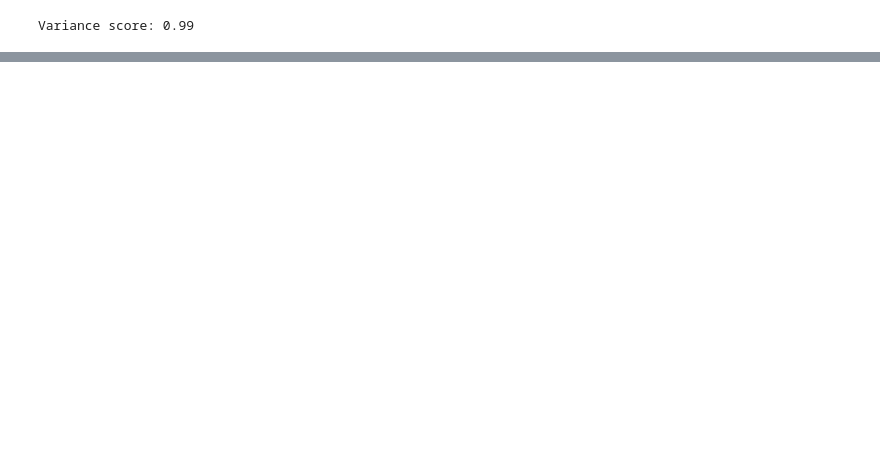
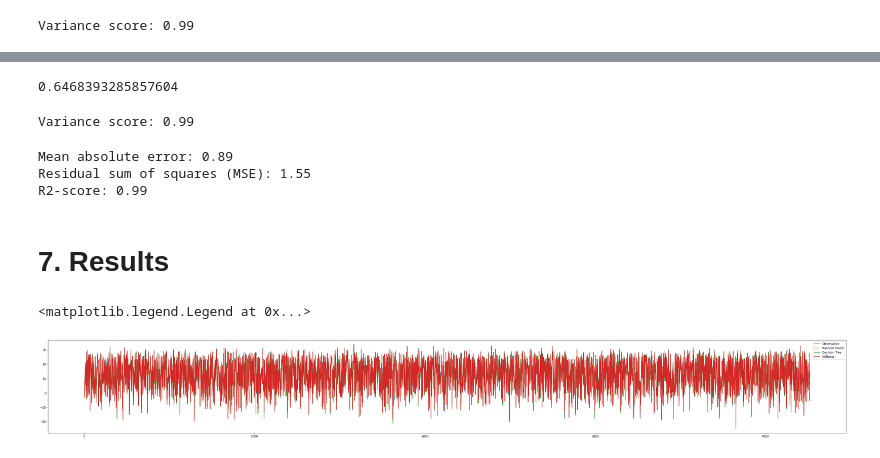
Before and after one commit to KennyPhan/WeatherForcasting, a Jupyter notebook: Kaggle Data Weather Forcasting/Kaggle_Weather_Modeling.ipynb, the cells around one changed output, grey strips where cells are left out. Cells and saved outputs as stored; diff of their text form; code cells hidden in the pictures; blank space fills up the shorter version.

```diff
--- a/Kaggle Data Weather Forcasting/Kaggle_Weather_Modeling.ipynb
+++ b/Kaggle Data Weather Forcasting/Kaggle_Weather_Modeling.ipynb
@@ -137,0 +144,3 @@ R2-score: 0.99
+# %%
+regressor=DecisionTreeRegressor()
+regressor.fit(train_X,train_y)
@@ -137,0 +149,3 @@ R2-score: 0.99
+# %%
+prediction2=regressor.predict(test_X)
+np.mean(np.absolute(prediction2-test_y))
@@ -137,0 +176,3 @@ R2-score: 0.99
+# %%
+regressor=xgb.XGBRegressor()
+regressor.fit(train_X,train_y)
@@ -137,0 +191,29 @@ R2-score: 0.99
+# %%
+prediction3=regressor.predict(test_X)
+np.mean(np.absolute(prediction3-test_y))
+# %% [output]
+0.6468393285857604
+# %%
+print('Variance score: %.2f' % regressor.score(test_X, test_y))
+# %% [output]
+Variance score: 0.99
+# %%
+print("Mean absolute error: %.2f" % np.mean(np.absolute(prediction2 - test_y)))
+print("Residual sum of squares (MSE): %.2f" % np.mean((prediction2 - test_y) ** 2))
+print("R2-score: %.2f" % r2_score(test_y,prediction2))
+# %% [output]
+Mean absolute error: 0.89
+Residual sum of squares (MSE): 1.55
+R2-score: 0.99
+# %% [markdown]
+# 7. Results
+# %%
+plt.figure(figsize=(50,6))
+plt.plot(np.arange(1,4261),test_y,label = "Observation")
+plt.plot(np.arange(1,4261),prediction,label = "Random Forest")
+plt.plot(np.arange(1,4261),prediction2,label = "Decision Tree")
+plt.plot(np.arange(1,4261),prediction3,label = "XGBoost")
+plt.legend()
+# %% [output]
+<matplotlib.legend.Legend at 0x...>
+[figure, added]
```
Also changed, not shown: parts of 22 cells of this notebook.
